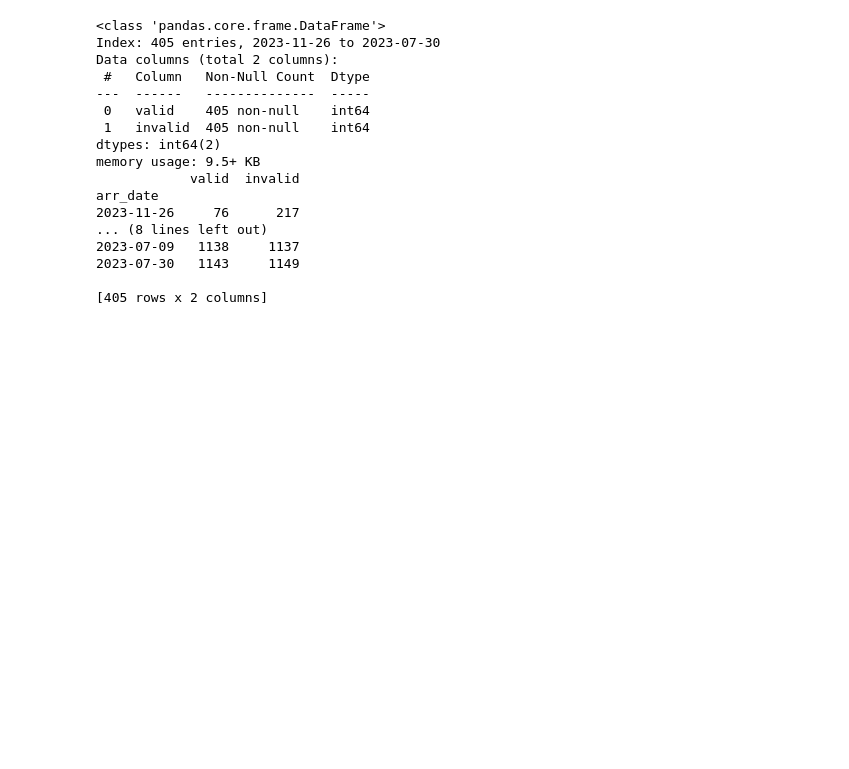
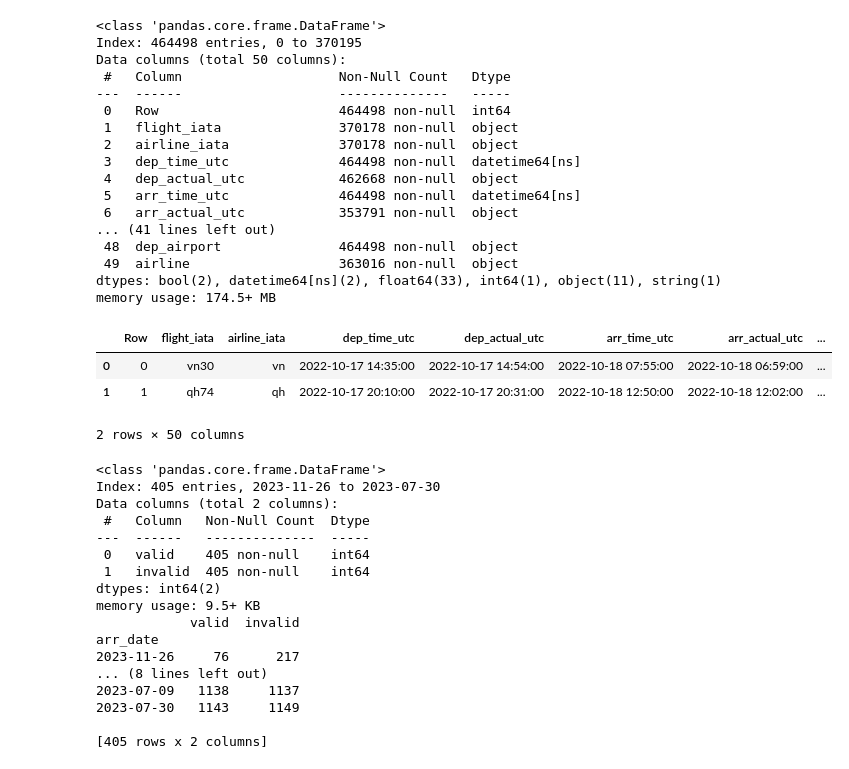
Before and after one commit to jkruke/airline-delay-prediction, a Jupyter notebook: analysis/EDA.ipynb, the cells around one changed output. Cells and saved outputs as stored; diff of their text form; code cells hidden in the pictures; blank space fills up the shorter version.

```diff
--- a/analysis/EDA.ipynb
+++ b/analysis/EDA.ipynb
@@ -3,5 +6,60 @@ import matplotlib.pyplot as plt
 import pandas as pd
 from matplotlib.dates import MonthLocator
+# %%
+data = pd.read_csv("../data/history/flightsHistory.csv.gz", parse_dates=["arr_time_utc", "dep_time_utc"], dtype={'holiday': 'string'})
+
+def add_airport_names(df):
+    with open('../data/airports.json') as rf:
+        airports = json.load(rf)
+    airports = pd.json_normalize(airports).set_index('iata_code')
+    # arrival airport
+    df = pd.merge(df, airports['name'], how='left', left_on='arr_iata', right_index=True)
+    df = df.rename(columns={'name': 'arr_airport'})
+    df['arr_airport'] = df['arr_iata'] + ": " + df['arr_airport'] + " (" + df['arr_country_code'] + ")"
+    # departure airport
+    df = pd.merge(df, airports['name'], how='left', left_on='dep_iata', right_index=True)
+    df = df.rename(columns={'name': 'dep_airport'})
+    df['dep_airport'] = df['dep_iata'] + ": " + df['dep_airport'] + " (" + df['dep_country_code'] + ")"
+    return df
+
+def add_airline_names(df):
+    with open('../data/airlines.json') as rf:
+        airlines = json.load(rf)
+    airlines = pd.json_normalize(airlines)
+    airlines['iata_code'] = airlines['iata_code'].str.lower()
+    airlines = airlines.set_index('iata_code')
+    # arrival airport
+    df = pd.merge(df, airlines['name'], how='left', left_on='airline_iata', right_index=True)
+    df = df.rename(columns={'name': 'airline'})
+    df['airline'] = df['airline_iata'] + ": " + df['airline']
+    return df
+
+data = add_airport_names(data)
+data = add_airline_names(data)
+data.info()
+data.head(2)
+# %% [output]
+<class 'pandas.core.frame.DataFrame'>
+Index: 464498 entries, 0 to 370195
+Data columns (total 50 columns):
+ #   Column                    Non-Null Count   Dtype
+---  ------                    --------------   -----
+ 0   Row                       464498 non-null  int64
+ 1   flight_iata               370178 non-null  object
+ 2   airline_iata              370178 non-null  object
+ 3   dep_time_utc              464498 non-null  datetime64[ns]
+ 4   dep_actual_utc            462668 non-null  object
+ 5   arr_time_utc              464498 non-null  datetime64[ns]
+ 6   arr_actual_utc            353791 non-null  object
+... (41 lines left out)
+ 48  dep_airport               464498 non-null  object
+ 49  airline                   363016 non-null  object
+dtypes: bool(2), datetime64[ns](2), float64(33), int64(1), object(11), string(1)
+memory usage: 174.5+ MB
+|  | Row | flight_iata | airline_iata | dep_time_utc | dep_actual_utc | arr_time_utc | arr_actual_utc | ... |
+| 0 | 0 | vn30 | vn | 2022-10-17 14:35:00 | 2022-10-17 14:54:00 | 2022-10-18 07:55:00 | 2022-10-18 06:59:00 | ... |
+| 1 | 1 | qh74 | qh | 2022-10-17 20:10:00 | 2022-10-17 20:31:00 | 2022-10-18 12:50:00 | 2022-10-18 12:02:00 | ... |
+2 rows × 50 columns
 # %%
 def group_by_date(df):
     df['arr_date'] = pd.to_datetime(df['arr_time_utc']).dt.date
```
Also changed, not shown: parts of 3 cells of this notebook.
